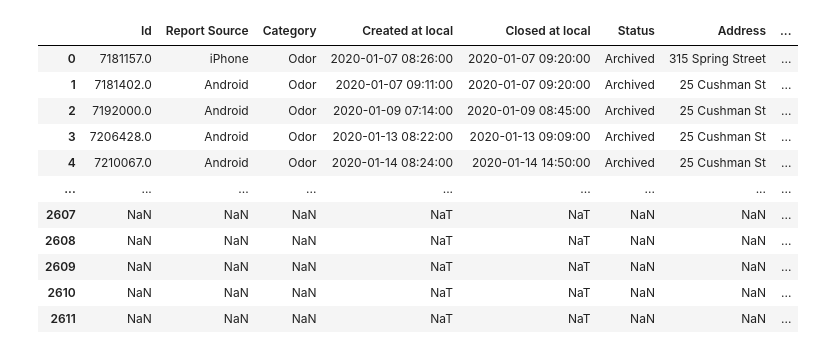
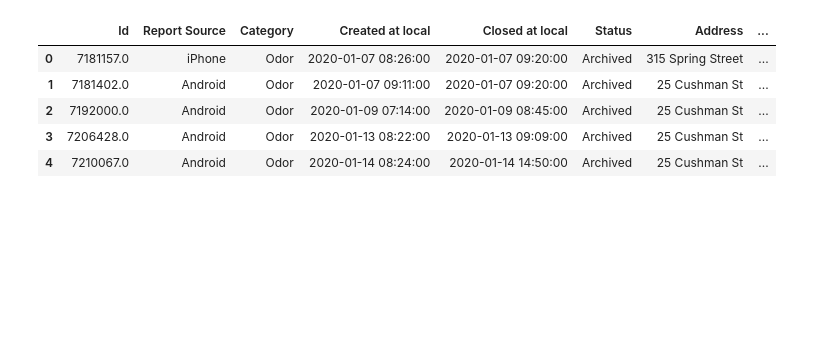
Before and after one commit to radil708/Portland-Air-Particulates-Odor-Investigation, a Jupyter notebook: stinky_dataset.ipynb, the cells around one changed output. Drawn from its saved outputs; the diff is of its cells as text; code cells hidden in the pictures; blank space fills up the shorter version.

```diff
--- a/stinky_dataset.ipynb
+++ b/stinky_dataset.ipynb
@@ -76,0 +74,4 @@ dtype: int64
+# %%
+# add column for city name
+df_smc['South Portland/Portland'] = 'Portland'
+df_smc.loc[df_smc['zipcode'].isin([4106, 4107]), 'South Portland/Portland'] = "South Portland"
@@ -145,22 +145,15 @@ dtype: int64
 # %%
-# Changing the date and time column to datetime format
+# change the date and time column to datetime format
 df_scf['Created at local']=pd.to_datetime(df_scf['Created at local'])
 df_scf['Closed at local']=pd.to_datetime(df_scf['Closed at local'])
 
-# Creating separate columns for date and time
+# create separate columns for date and time
 df_scf['date'] = [d.date() for d in df_scf['Created at local']]
 df_scf['time'] = [d.time() for d in df_scf['Created at local']]
 
-df_scf['Day']=df_scf['Created at local'].dt.day
-df_scf['Month']=df_scf['Created at local'].dt.month
-df_scf['Year']=df_scf['Created at local'].dt.year
-df_scf['Hour']=df_scf['Created at local'].dt.hour
-df_scf['Month_name'] = pd.to_datetime(df_scf['Month'], format='%m').dt.month_name().str.slice(stop=3)
+# create separate columns for day, month, year, hour and month name
+col = df_scf['Created at local']
+separate_datecols(df_scf, col)
 
-# Creating a date and hour column (using the 'Created at local' column)
-df_scf['Date & time (hour rounded)'] = df_scf['Created at local'].dt.strftime("%Y-%m-%d %H:00:00")
-
-# renaming columns
+# rename columns
 df_scf.rename(columns={'Description':'smell description', 'Lat':'Latitude', 'Lng':'Longitude'}, inplace=True)
-
-df_scf
@@ -180,0 +204,9 @@ df_scf
+# %%
+# THIS CELL TAKES ~2.5 minutes to run (with 295 rows of data)
+
+# create column "address" from lat and long
+df_scf["geom"] =  df_scf["Latitude"].map(str)  + ',' + df_scf['Longitude'].map(str)
+locator = Nominatim(user_agent="myGeocoder", timeout=10)
+rgeocode = RateLimiter(locator.reverse, min_delay_seconds=0.001)
+tqdm.pandas()
+df_scf['address'] = df_scf['geom'].progress_apply(rgeocode)
@@ -180,0 +216,5 @@ df_scf
+# %%
+# create 'South Portland/Portland' column and filter out any South Portland entries
+import re
+df_scf['South Portland/Portland'] = 'Portland'
+df_scf.loc[df_scf['address'].str.contains('South Portland', na=False), 'South Portland/Portland'] = "South Portland"
@@ -181,18 +223,13 @@ df_scf
 # %%
-
 # Merge two datasets
 df_stinky = df_scf.append(df_smc, sort=False)
-df_stinky
+
+# the first rows of df_stinky look like this
+df_stinky.head()
 # %% [output]
 |  | Id | Report Source | Category | Created at local | Closed at local | Status | Address | ... |
 | 0 | 7181157.0 | iPhone | Odor | 2020-01-07 08:26:00 | 2020-01-07 09:20:00 | Archived | 315 Spring Street | ... |
 | 1 | 7181402.0 | Android | Odor | 2020-01-07 09:11:00 | 2020-01-07 09:20:00 | Archived | 25 Cushman St | ... |
 | 2 | 7192000.0 | Android | Odor | 2020-01-09 07:14:00 | 2020-01-09 08:45:00 | Archived | 25 Cushman St | ... |
 | 3 | 7206428.0 | Android | Odor | 2020-01-13 08:22:00 | 2020-01-13 09:09:00 | Archived | 25 Cushman St | ... |
 | 4 | 7210067.0 | Android | Odor | 2020-01-14 08:24:00 | 2020-01-14 14:50:00 | Archived | 25 Cushman St | ... |
-| ... | ... | ... | ... | ... | ... | ... | ... | ... |
-| 2607 | NaN | NaN | NaN | NaT | NaT | NaN | NaN | ... |
-| 2608 | NaN | NaN | NaN | NaT | NaT | NaN | NaN | ... |
-| 2609 | NaN | NaN | NaN | NaT | NaT | NaN | NaN | ... |
-| 2610 | NaN | NaN | NaN | NaT | NaT | NaN | NaN | ... |
-| 2611 | NaN | NaN | NaN | NaT | NaT | NaN | NaN | ... |
```
Also changed, not shown: parts of 22 cells of this notebook.
